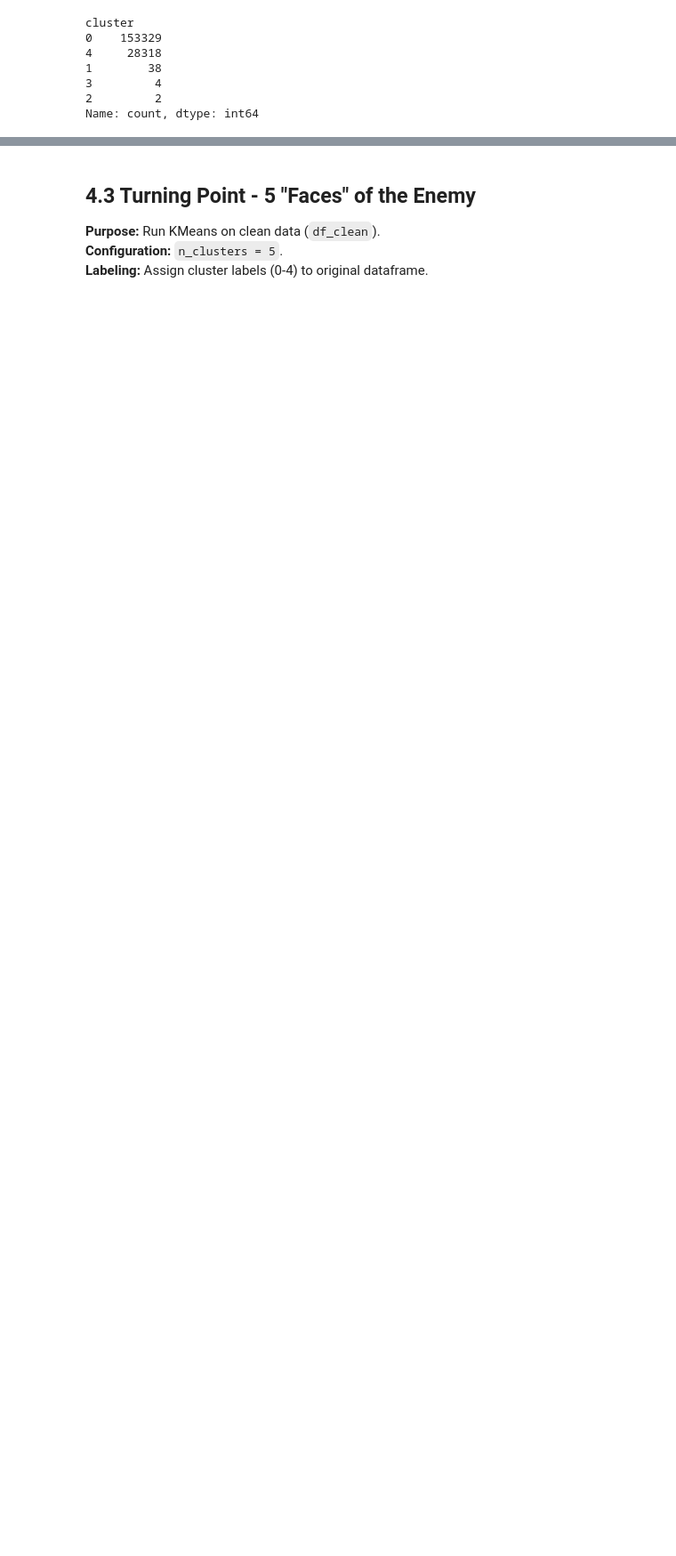
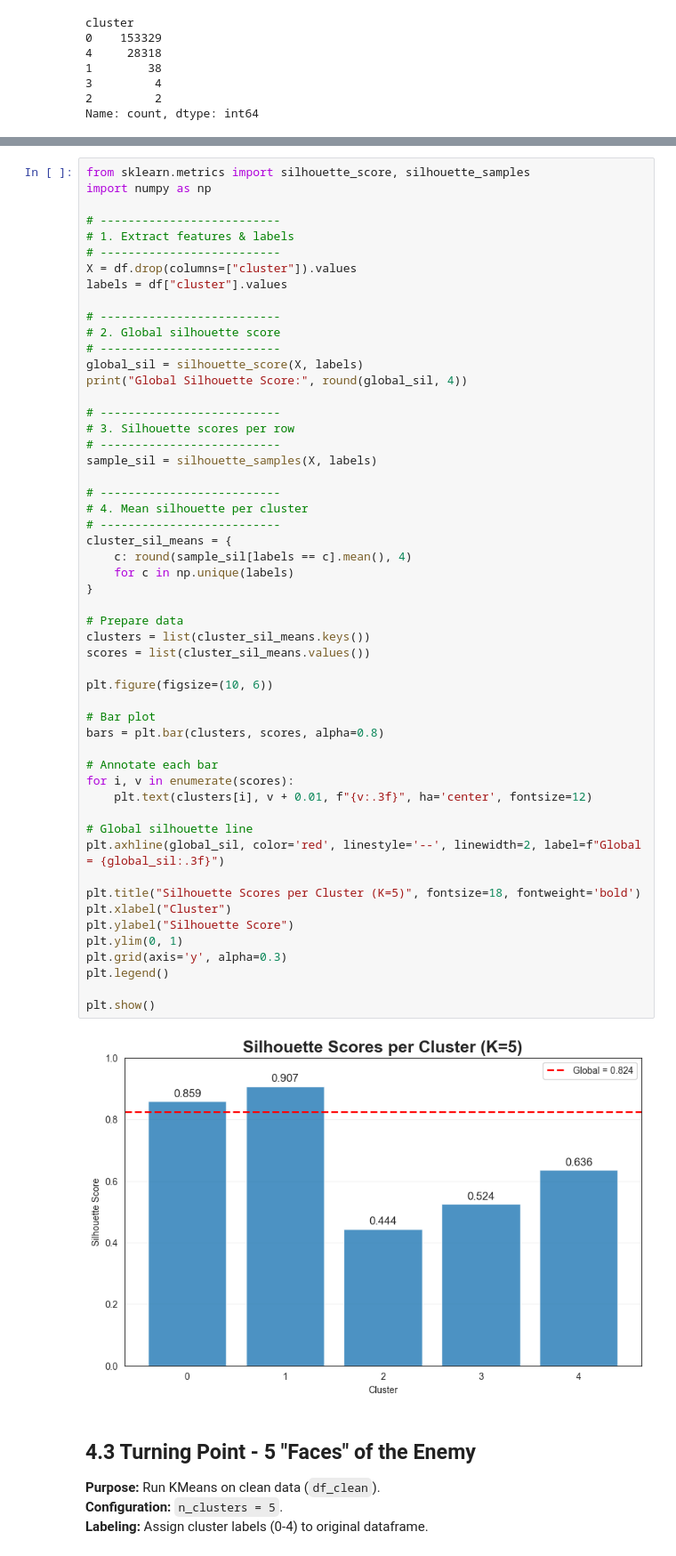
Before and after one commit to thutrang147/global-terrorism-analysis, a Jupyter notebook: main.ipynb, the cells around one changed output, grey strips where cells are left out. Shown at 89% size. Saved outputs shown, nothing was run; the diff lists cells and outputs as text; blank space fills up the shorter version.

Commit message:
adding ML metrics and report

```diff
--- a/main.ipynb
+++ b/main.ipynb
@@ -842,3 +844,58 @@ Name: count, dtype: int64
+# %%
+from sklearn.metrics import silhouette_score, silhouette_samples
+import numpy as np
+
+# --------------------------
+# 1. Extract features & labels
+# --------------------------
+X = df.drop(columns=["cluster"]).values
+labels = df["cluster"].values
+
+# --------------------------
+# 2. Global silhouette score
+# --------------------------
+global_sil = silhouette_score(X, labels)
+print("Global Silhouette Score:", round(global_sil, 4))
+
+# --------------------------
+# 3. Silhouette scores per row
+# --------------------------
+sample_sil = silhouette_samples(X, labels)
+
+# --------------------------
+# 4. Mean silhouette per cluster
+# --------------------------
+cluster_sil_means = {
+    c: round(sample_sil[labels == c].mean(), 4)
+    for c in np.unique(labels)
+}
+
+# Prepare data
+clusters = list(cluster_sil_means.keys())
+scores = list(cluster_sil_means.values())
+
+plt.figure(figsize=(10, 6))
+
+# Bar plot
+bars = plt.bar(clusters, scores, alpha=0.8)
+
+# Annotate each bar
+for i, v in enumerate(scores):
+    plt.text(clusters[i], v + 0.01, f"{v:.3f}", ha='center', fontsize=12)
+
+# Global silhouette line
+plt.axhline(global_sil, color='red', linestyle='--', linewidth=2, label=f"Global = {global_sil:.3f}")
+
+plt.title("Silhouette Scores per Cluster (K=5)", fontsize=18, fontweight='bold')
+plt.xlabel("Cluster")
+plt.ylabel("Silhouette Score")
+plt.ylim(0, 1)
+plt.grid(axis='y', alpha=0.3)
+plt.legend()
+
+plt.show()
+# %% [output]
+[figure, added]
 # %% [markdown]
 ## 4.3 Turning Point - 5 "Faces" of the Enemy
 **Purpose:** Run KMeans on clean data (`df_clean`).
```
Also changed, not shown: parts of 6 cells of this notebook, 1 other file.
